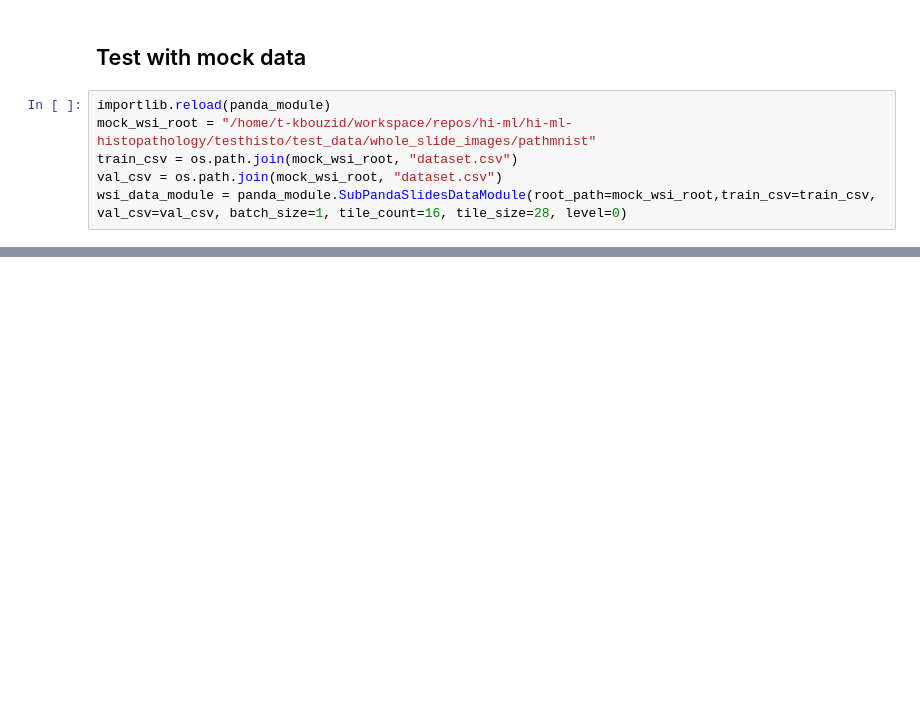
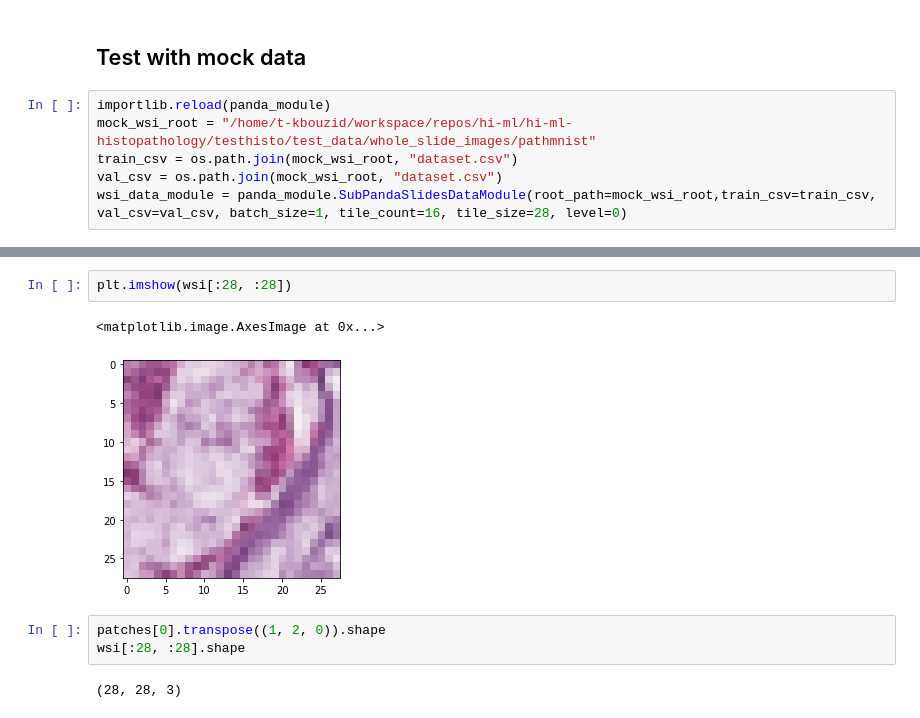
Before and after one commit to microsoft/hi-ml, a Jupyter notebook: hi-ml-histopathology/src/test_dataloaders.ipynb, the cells around one changed output, grey strips where cells are left out. Cells and saved outputs as stored; diff of their text form; blank space fills up the shorter version.

```diff
--- a/hi-ml-histopathology/src/test_dataloaders.ipynb
+++ b/hi-ml-histopathology/src/test_dataloaders.ipynb
@@ -199,0 +210,10 @@ original.shape
+# %%
+plt.imshow(wsi[:28, :28])
+# %% [output]
+<matplotlib.image.AxesImage at 0x...>
+[figure, added]
+# %%
+patches[0].transpose((1, 2, 0)).shape
+wsi[:28, :28].shape
+# %% [output]
+(28, 28, 3)
```
Also changed, not shown: parts of 17 cells of this notebook, 2 other files.
